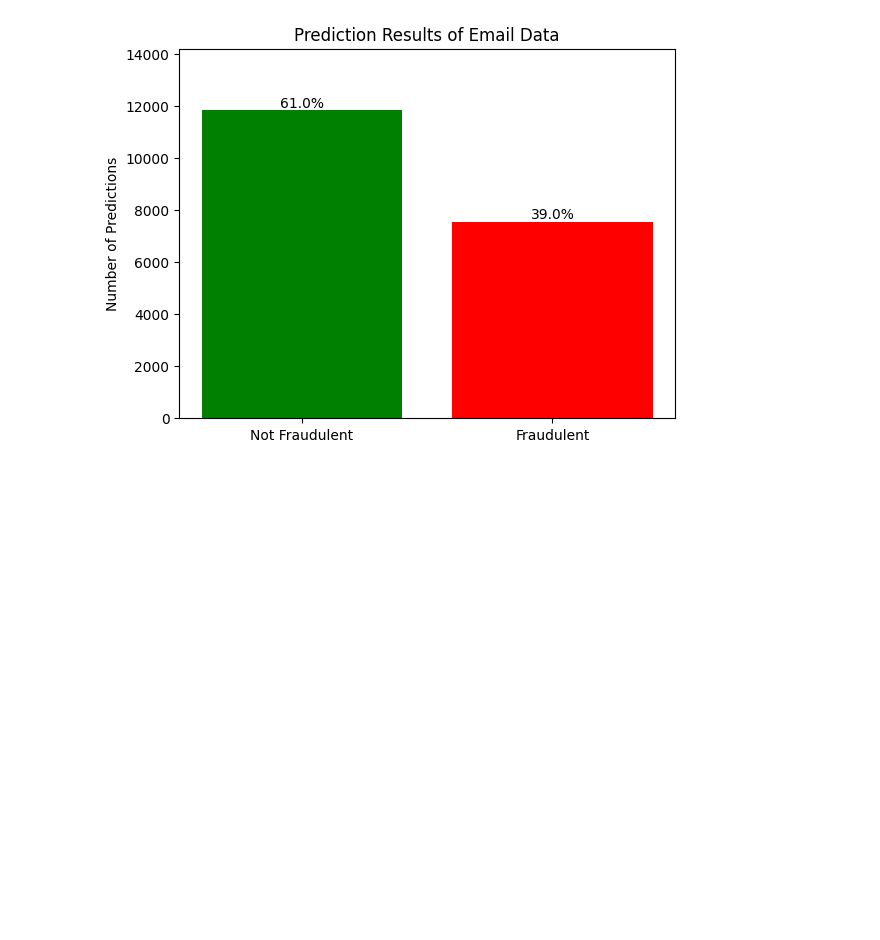
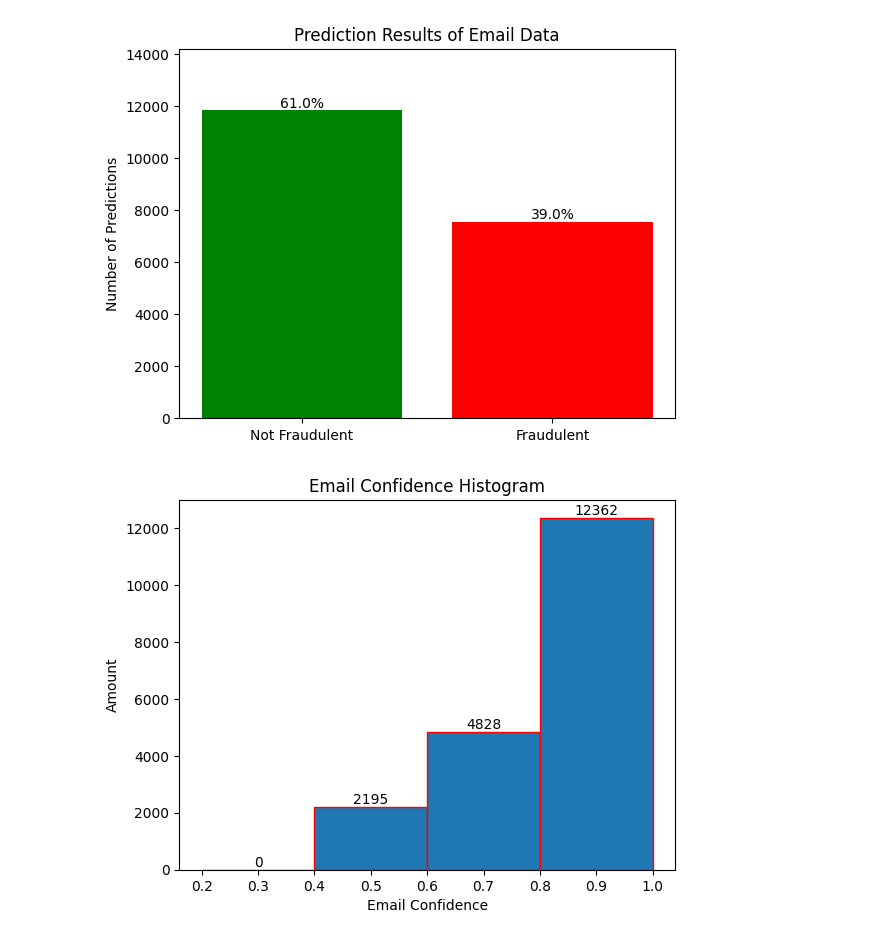
Before and after one commit to Drock54651/NLP-3832-Project-Fraud-Detection, a Jupyter notebook: fraud_final_project.ipynb, the cells around one changed output. Cells and saved outputs as stored; diff of their text form; code cells hidden in the pictures; blank space fills up the shorter version.

```diff
--- a/fraud_final_project.ipynb
+++ b/fraud_final_project.ipynb
@@ -1198,2 +1183,6 @@ plt.show()
 # %% [output]
 [figure]
+# %%
+plot_confidence_histogram(email_confidence, "Email")
+# %% [output]
+[figure, added]
```
Also changed, not shown: parts of 25 cells of this notebook.
